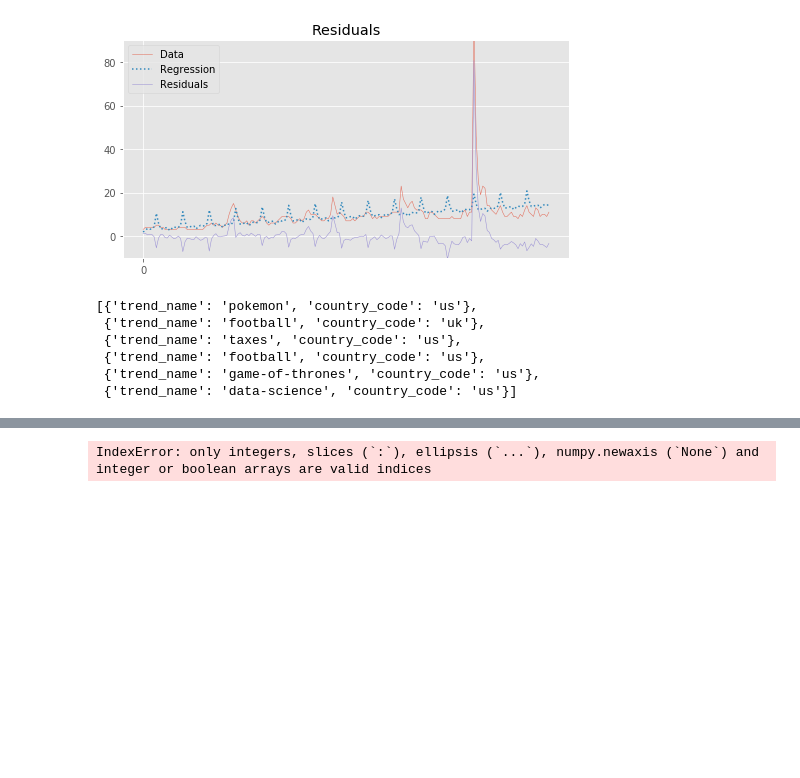
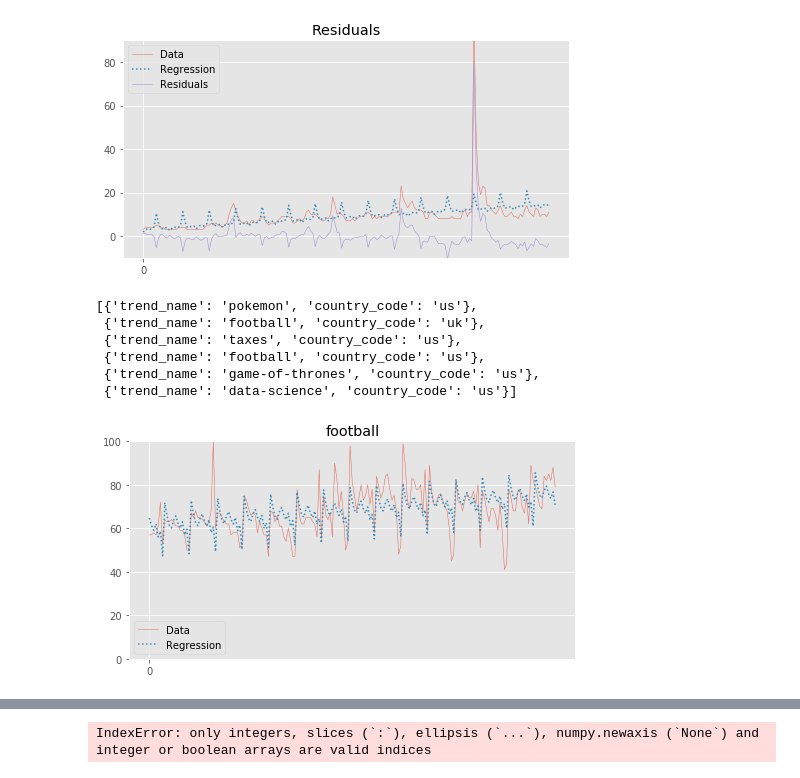
Before and after one commit to Jkim516/time-series-examples, a Jupyter notebook: time-series-examples.ipynb, the cells around one changed output, grey strips where cells are left out. Cells and saved outputs as stored; diff of their text form; code cells hidden in the pictures; blank space fills up the shorter version.

Commit message:
created function that draws plot with given trend name

```diff
--- a/time-series-examples.ipynb
+++ b/time-series-examples.ipynb
@@ -205,27 +205,49 @@ trends
 # %%
 def fit_trend_model(trend_df):
     trend_df['i'] = np.arange(len(trend_df))
     trend_df['month'] = trend_df['i'] % 12
 
     trend_model = LinearRegression()
     trend_model.fit(trend_df[['i']], trend_df['values'])
     trend_line = trend_model.predict(trend_df[['i']])
 
     month_encoder = OneHotEncoder(categories='auto')
     month_encoder.fit(trend_df[['month']])
     month_data = month_encoder.transform(trend_df[['month']]).toarray()
 
     lr = LinearRegression()
     data = np.hstack((trend_df[['i']].values, month_data))
     lr.fit(data, trend_df['values'])
 
-    return lr
+    return lr, data
 
 def get_prediction_for_trend(topic, country):
-
     trend_df = load_trend(topic, country)
-    lr = fit_trend_model(trend_df)
+    lr, data = fit_trend_model(trend_df)
     lr_pred = lr.predict(data) # Predixctive model based on i and month
     return lr_pred
 
-lr_pred = get_prediction_for_trend('football', 'uk')
+# lr_pred = get_prediction_for_trend('football', 'uk')
+
+def plot_trend(topic, country):
+    trend_df = load_trend(topic, country)
+    trend_df['i'] = np.arange(len(trend_df))
+    trend_df['month'] = trend_df['i'] % 12
+    trend_df['month'] += 1
+
+    lr_pred = get_prediction_for_trend(topic, country)
+    fig, ax = plt.subplots(figsize=(8, 4))
+    ax.set_title(topic)
+    ax.plot(trend_df['i'], trend_df['values'], label='Data',
+           linewidth=.5, alpha=.8)
+#     ax.plot(trend_df['i'], trend_line, label='Trend')
+    ax.plot(trend_df['i'], lr_pred, label='Regression', linestyle="dotted")
+    plt.legend()
+    ticks = ax.get_xticks()
+    ax.set_ylim((0, 100))
+    ax.set_xticks([tick for tick in ticks if tick%24 == 0])
+    return plt.show()
+
+plot_trend('football', 'uk')
+# %% [output]
+[figure, added]
```
Also changed, not shown: parts of 2 cells of this notebook.
